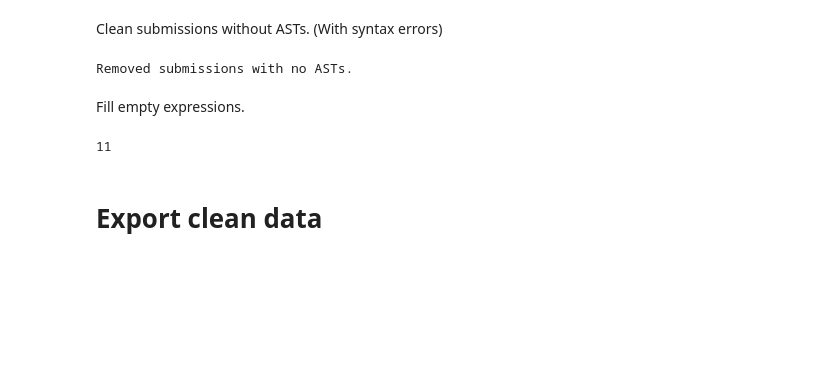
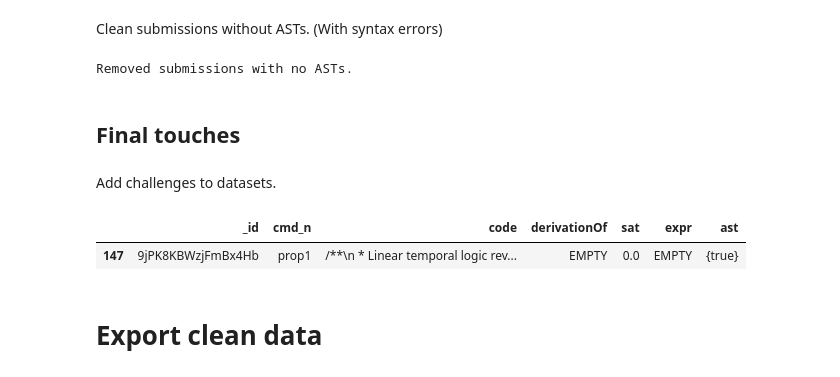
Before and after one commit to anaines14/HiGenA, a Jupyter notebook: data_preparation/notebook.ipynb, the cells around one changed output. Cells and saved outputs as stored; diff of their text form; code cells hidden in the pictures; blank space fills up the shorter version.

```diff
--- a/data_preparation/notebook.ipynb
+++ b/data_preparation/notebook.ipynb
@@ -619,27 +631,53 @@ def removeEmptyASTs(allDfs):
 allDfs = removeEmptyASTs(allDfs)
 # %% [output]
 Removed submissions with no ASTs.
-# %% [markdown]
-Fill empty expressions.
-# %%
-def fillEmptyExpr(allDfs):
-    # Fill empty expressions
-    # allDfs: dictionary of dataframes for each challenge and each predicate
-    # return: dictionary of dataframes for each challenge and each predicate
-
-    # Iterate over the challenges
-    for cmdDfs in allDfs.values():
-        # Iterate over the submission for each command
-        fillOp = (lambda df, arg: df[arg].mask(df[arg] == "", "EMPTY", inplace=True))
-        operateDFs(cmdDfs, fillOp, "expr")
-
-fillEmptyExpr(allDfs)
-
-# Check
-debugDf = allDfs["9jPK8KBWzjFmBx4Hb"]["prop1"]
-len(debugDf[debugDf["expr"] == "EMPTY"])
-# %% [output]
-11
+# %% [markdown]
+## Final touches
+# %% [markdown]
+Add challenges to datasets.
+# %%
+def getCodeFromFile(challengeID):
+    # Get the code from a file
+    # challengeID: ID of the challenge
+    # return: string with the code
+
+    # Set file path
+    file = "data/challenges/" + challengeID + ".als"
+    # Read file
+    with open(file, "r") as f:
+        code = f.read()
+
+    return code
+
+def addChallenges(allDfs):
+    # Add the challenges to the dataframes
+    # allDfs: dictionary of dataframes for each challenge and each predicate
+    # return: allDfs with the challenges added
+
+    for challenge, preds in allDfs.items():
+        # Create the challenge submission
+        challengeSubmission = pd.DataFrame({
+            "_id": [challenge],
+            "code": [getCodeFromFile(challenge)],
+            "derivationOf": ["EMPTY"],
+            "sat": [0.0],
+            "expr": ["EMPTY"],
+            "ast": ["{true}"],
+        })
+        for pred, df in preds.items():
+            challengeSubmission["cmd_n"] = [pred]
+            allDfs[challenge][pred] = pd.concat([df, challengeSubmission], ignore_index=True)
+
+    return allDfs
+
+allDfs = addChallenges(allDfs)
+
+# Check
+df = allDfs["9jPK8KBWzjFmBx4Hb"]["prop1"]
+df[df["_id"] == "9jPK8KBWzjFmBx4Hb"].head()
+# %% [output]
+|  | _id | cmd_n | code | derivationOf | sat | expr | ast |
+| 147 | 9jPK8KBWzjFmBx4Hb | prop1 | /**\n * Linear temporal logic rev... | EMPTY | 0.0 | EMPTY | {true} |
 # %% [markdown]
 # Export clean data
 # %%
```
Also changed, not shown: parts of 11 cells of this notebook.
